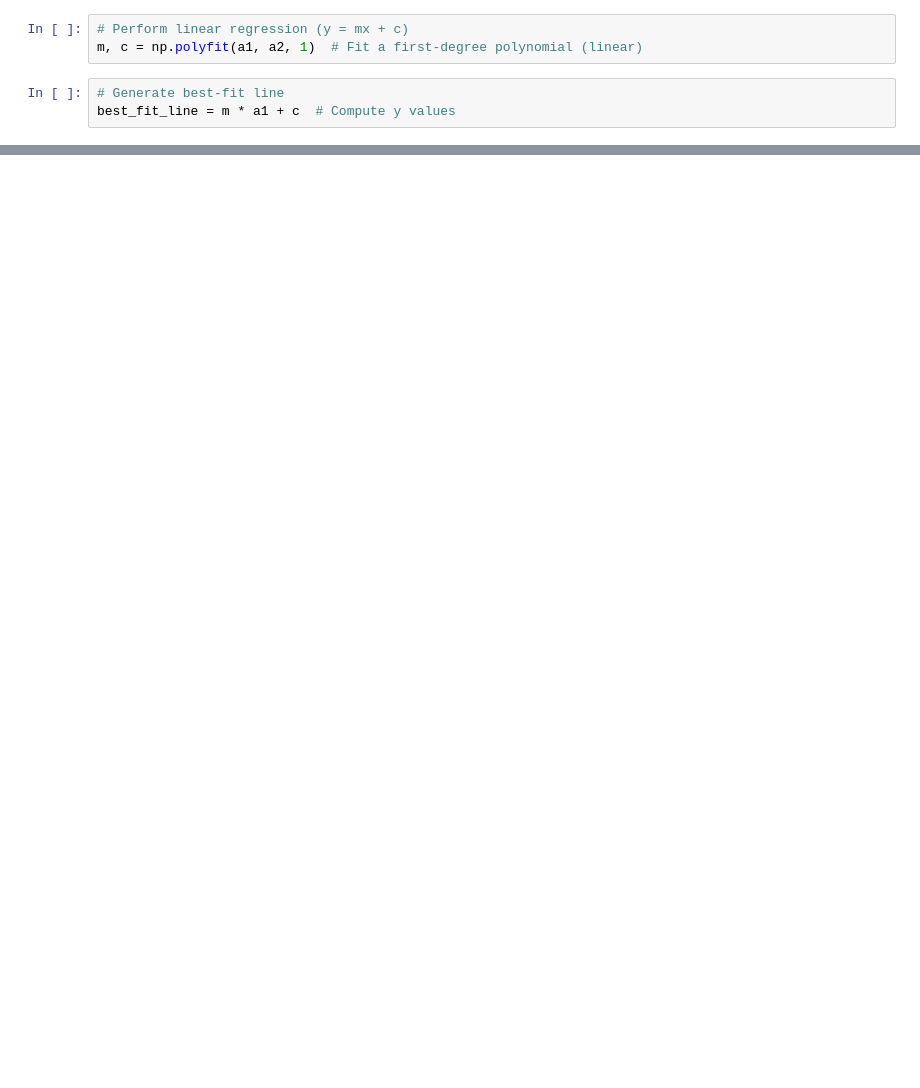
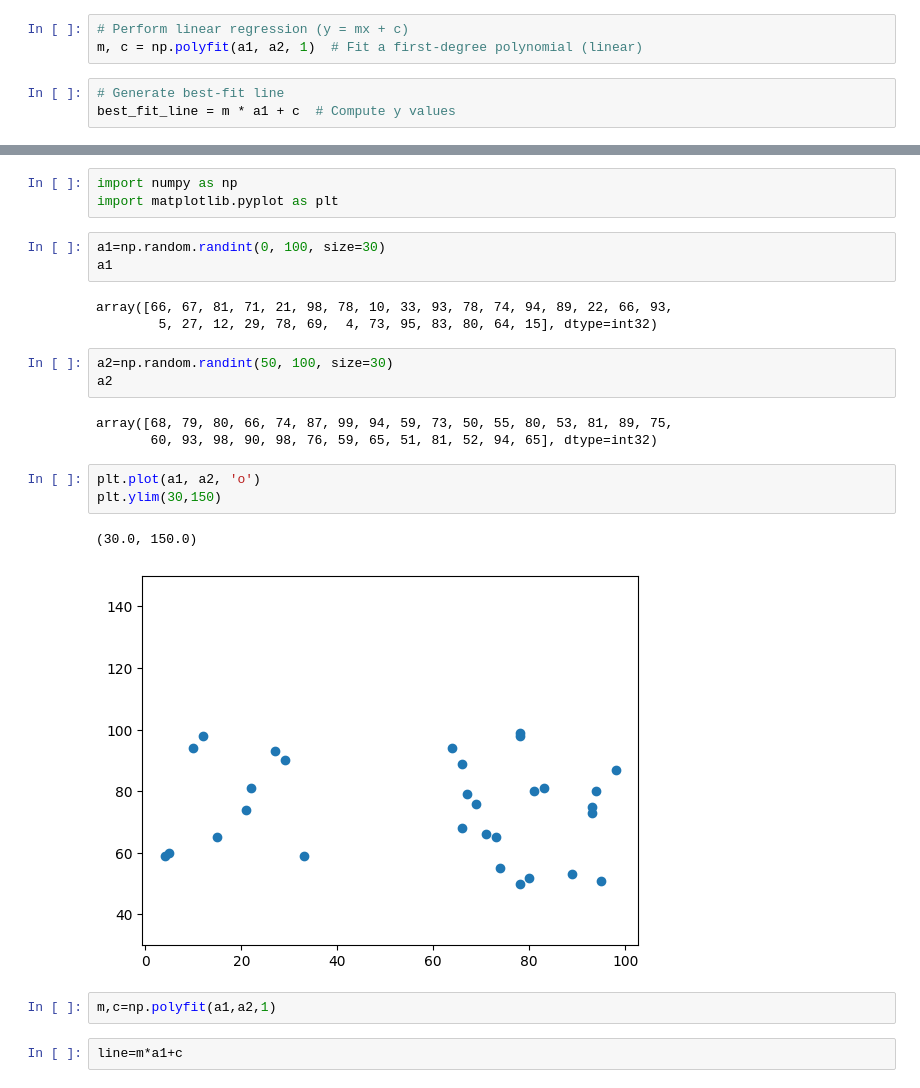
Before and after one commit to MDSALMANSHAMS/Learning, a Jupyter notebook: Python ML/1/1_Simple_linear_regression.ipynb, the cells around one changed output, grey strips where cells are left out. Drawn from its saved outputs; the diff is of its cells as text; blank space fills up the shorter version.

```diff
--- a/Python ML/1/1_Simple_linear_regression.ipynb
+++ b/Python ML/1/1_Simple_linear_regression.ipynb
@@ -42,0 +43,25 @@ m: 0.43984962406015193 c: 47.531578947368416
+# %%
+import numpy as np
+import matplotlib.pyplot as plt
+# %%
+a1=np.random.randint(0, 100, size=30)
+a1
+# %% [output]
+array([66, 67, 81, 71, 21, 98, 78, 10, 33, 93, 78, 74, 94, 89, 22, 66, 93,
+        5, 27, 12, 29, 78, 69,  4, 73, 95, 83, 80, 64, 15], dtype=int32)
+# %%
+a2=np.random.randint(50, 100, size=30)
+a2
+# %% [output]
+array([68, 79, 80, 66, 74, 87, 99, 94, 59, 73, 50, 55, 80, 53, 81, 89, 75,
+       60, 93, 98, 90, 98, 76, 59, 65, 51, 81, 52, 94, 65], dtype=int32)
+# %%
+plt.plot(a1, a2, 'o')
+plt.ylim(30,150)
+# %% [output]
+(30.0, 150.0)
+[figure, added]
+# %%
+m,c=np.polyfit(a1,a2,1)
+# %%
+line=m*a1+c
```
Also changed, not shown: parts of 9 cells of this notebook, 5 other files.
